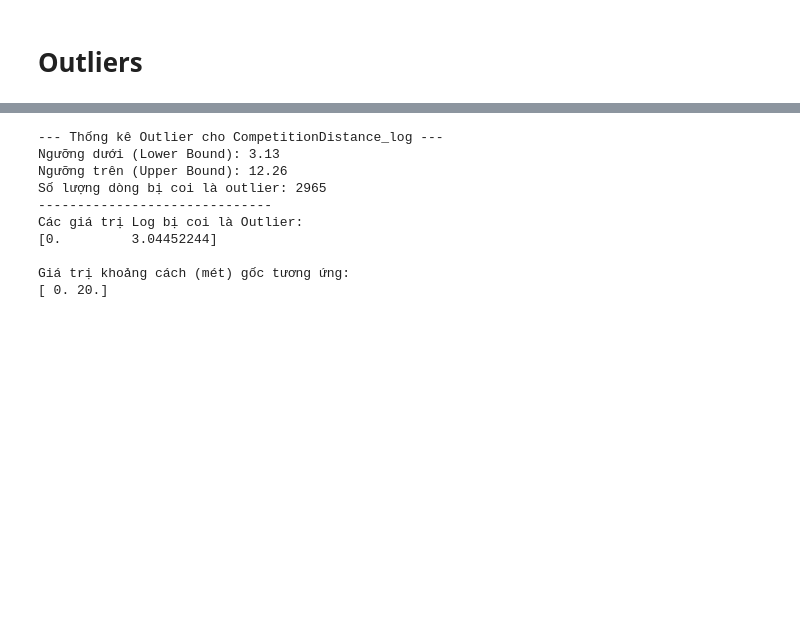
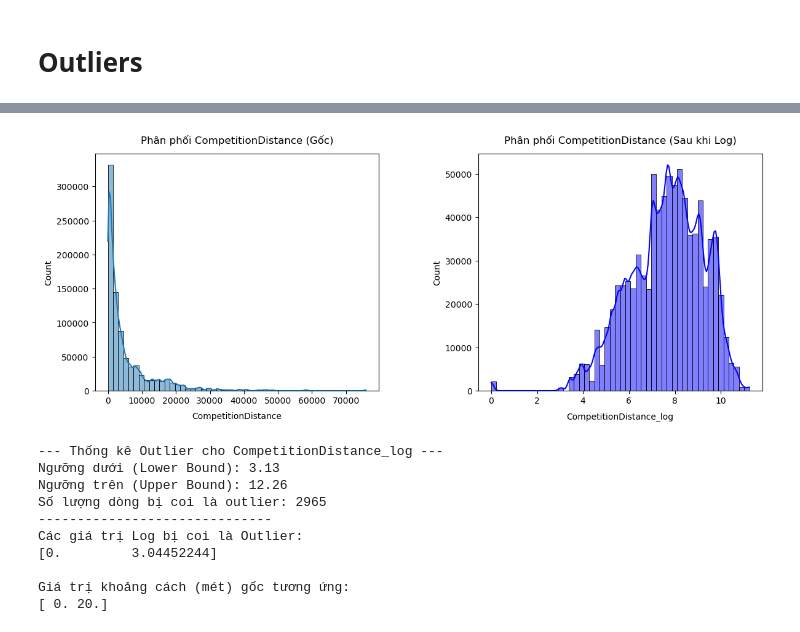
Before and after one commit to HoangPhuc-999/Machine_Learning_System_for_Sales_Forecasting_in_Rossmann_Retail_using_Historical_Sales_Data, a Jupyter notebook: notebooks/02.processing.ipynb, the cells around one changed output, grey strips where cells are left out. Drawn from its saved outputs; the diff is of its cells as text; code cells hidden in the pictures; blank space fills up the shorter version.

```diff
--- a/notebooks/02.processing.ipynb
+++ b/notebooks/02.processing.ipynb
@@ -379,3 +375,19 @@ plt.show()
+# %%
+fig, axes = plt.subplots(1, 2, figsize=(14, 5), gridspec_kw={'wspace': 0.35})
+
+sns.histplot(train_merged['CompetitionDistance'], kde=True, bins=50, ax=axes[0])
+axes[0].set_title('Phân phối CompetitionDistance (Gốc)', pad=12)
+
+sns.histplot(train_merged['CompetitionDistance_log'], kde=True, bins=50, color='blue', ax=axes[1])
+axes[1].set_title('Phân phối CompetitionDistance (Sau khi Log)', pad=12)
+
+for ax in axes:
+    ax.set_xlabel(ax.get_xlabel(), labelpad=8)
+
+plt.tight_layout()
+plt.show()
+# %% [output]
+[figure, added]
 # %%
 import numpy as np
 
```
Also changed, not shown: parts of 4 cells of this notebook.
